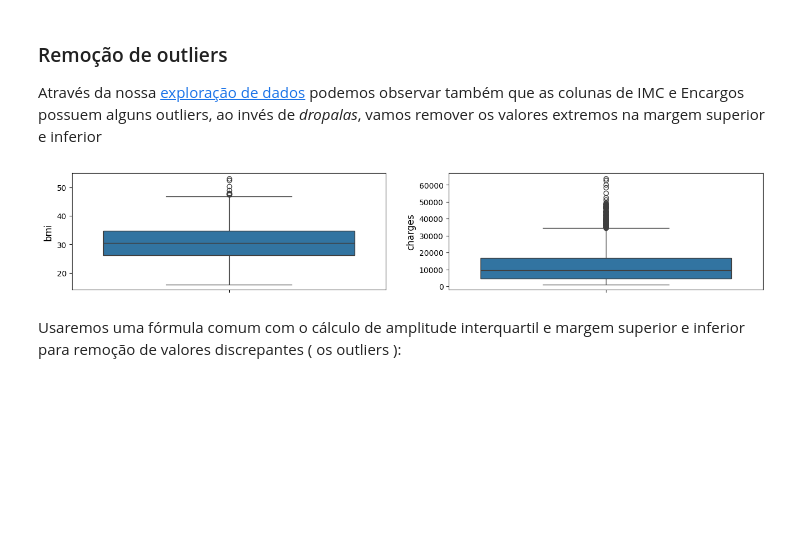
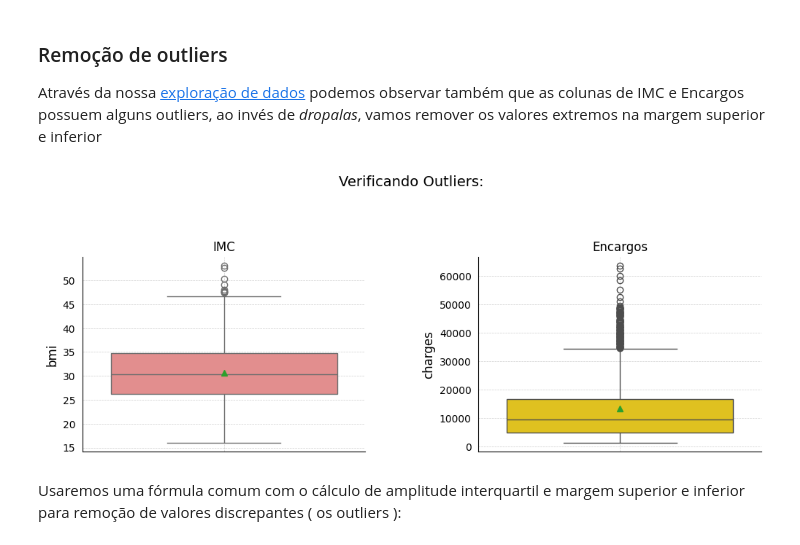
Before and after one commit to lucasfelipecdm/tech-challenge-fase-1, a Jupyter notebook: preprocessing/data_preprocessing.ipynb, the cells around one changed output. Cells and saved outputs as stored; diff of their text form; code cells hidden in the pictures; blank space fills up the shorter version.

Commit message:
Improving charts styles and design, commit from google colab

```diff
--- a/preprocessing/data_preprocessing.ipynb
+++ b/preprocessing/data_preprocessing.ipynb
@@ -61,19 +61,30 @@ modified_dataset
 ### Remoção de outliers
 
 Através da nossa [exploração de dados](https://github.com/lucasfelipecdm/tech-challenge-fase-1/blob/develop/exploration/data_exploration.ipynb) podemos observar também que as colunas de IMC e Encargos possuem alguns outliers, ao invés de *dropalas*, vamos remover os valores extremos na margem superior e inferior
-# %%
-# Used Boxplot to check for Outliers
-plt.figure(figsize=(16,6))
-
-plt.subplot(2,2,1)
-sns.boxplot(modified_dataset['bmi'])
-
-plt.subplot(2,2,2)
-sns.boxplot(modified_dataset['charges'])
-
-plt.show()
-# %% [output]
-[figure, removed]
+# %%
+plt.figure(figsize=(12, 8))
+gridspec = plt.GridSpec(2, 2, wspace=0.4, hspace=0.3)
+
+ax1 = plt.subplot(gridspec[0, 0])
+sns.boxplot(modified_dataset['bmi'], ax=ax1, color='lightcoral', showmeans=True)
+ax1.set_title('IMC', fontsize=12)
+
+ax2 = plt.subplot(gridspec[0, 1])
+sns.boxplot(modified_dataset['charges'], ax=ax2, color='gold', showmeans=True)
+ax2.set_title('Encargos', fontsize=12)
+
+plt.suptitle('Verificando Outliers:', fontsize=14, y=1.02)
+for ax in [ax1, ax2]:
+    ax.spines['top'].set_visible(False)
+    ax.spines['right'].set_visible(False)
+    ax.tick_params(bottom=False, left=False)
+    ax.grid(True, linestyle='--', alpha=0.6, which='both', linewidth=0.5)
+
+plt.tight_layout()
+
+plt.show()
+# %% [output]
+[figure, added]
 # %% [markdown]
 Usaremos uma fórmula comum com o cálculo de amplitude interquartil e margem superior e inferior para remoção de valores discrepantes ( os outliers ):
 # %%
```
Also changed, not shown: parts of 4 cells of this notebook.
